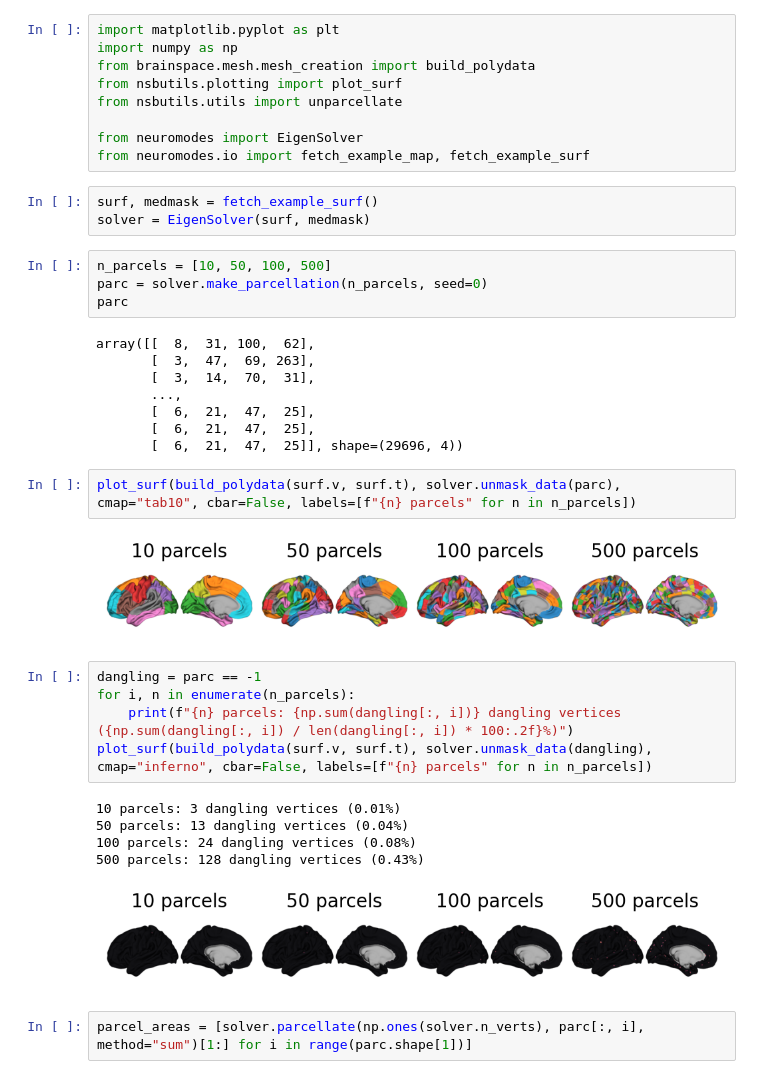
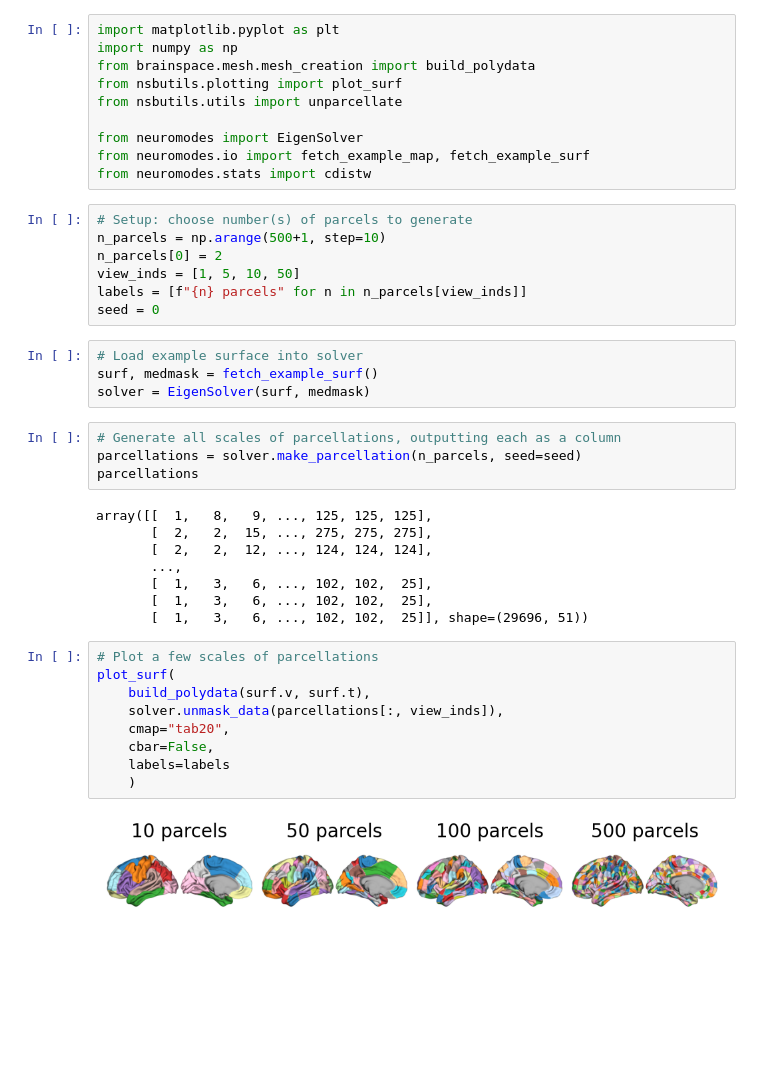
Before and after one commit to NSBLab/neuromodes, a Jupyter notebook: docs/tutorials/pangcellation.ipynb, the cells around one changed output. Saved outputs shown, nothing was run; the diff lists cells and outputs as text; blank space fills up the shorter version.

Commit message:
[ENH,API,DOC,TYP] add `repair="nearest"` to `make_parcellation` + expand pangcellation tutorial + remove empty labels from `_create_parcellation_matrix()` + support `seed: np.random.Generator`

```diff
--- a/docs/tutorials/pangcellation.ipynb
+++ b/docs/tutorials/pangcellation.ipynb
@@ -7,35 +13,38 @@ from nsbutils.utils import unparcellate
 
 from neuromodes import EigenSolver
 from neuromodes.io import fetch_example_map, fetch_example_surf
+from neuromodes.stats import cdistw
+# %%
+# Setup: choose number(s) of parcels to generate
+n_parcels = np.arange(500+1, step=10)
+n_parcels[0] = 2
+view_inds = [1, 5, 10, 50]
+labels = [f"{n} parcels" for n in n_parcels[view_inds]]
+seed = 0
 # %%
+# Load example surface into solver
 surf, medmask = fetch_example_surf()
 solver = EigenSolver(surf, medmask)
 # %%
-n_parcels = [10, 50, 100, 500]
-parc = solver.make_parcellation(n_parcels, seed=0)
-parc
+# Generate all scales of parcellations, outputting each as a column
+parcellations = solver.make_parcellation(n_parcels, seed=seed)
+parcellations
 # %% [output]
-array([[  8,  31, 100,  62],
-       [  3,  47,  69, 263],
-       [  3,  14,  70,  31],
+array([[  1,   8,   9, ..., 125, 125, 125],
+       [  2,   2,  15, ..., 275, 275, 275],
+       [  2,   2,  12, ..., 124, 124, 124],
        ...,
-       [  6,  21,  47,  25],
-       [  6,  21,  47,  25],
-       [  6,  21,  47,  25]], shape=(29696, 4))
+       [  1,   3,   6, ..., 102, 102,  25],
+       [  1,   3,   6, ..., 102, 102,  25],
+       [  1,   3,   6, ..., 102, 102,  25]], shape=(29696, 51))
 # %%
-plot_surf(build_polydata(surf.v, surf.t), solver.unmask_data(parc), cmap="tab10", cbar=False, labels=[f"{n} parcels" for n in n_parcels])
+# Plot a few scales of parcellations
+plot_surf(
+    build_polydata(surf.v, surf.t),
+    solver.unmask_data(parcellations[:, view_inds]),
+    cmap="tab20",
+    cbar=False,
+    labels=labels
+    )
 # %% [output]
-[figure, old version]
+[figure, new version]
-# %%
-dangling = parc == -1
-for i, n in enumerate(n_parcels):
-    print(f"{n} parcels: {np.sum(dangling[:, i])} dangling vertices ({np.sum(dangling[:, i]) / len(dangling[:, i]) * 100:.2f}%)")
-plot_surf(build_polydata(surf.v, surf.t), solver.unmask_data(dangling), cmap="inferno", cbar=False, labels=[f"{n} parcels" for n in n_parcels])
-# %% [output]
-10 parcels: 3 dangling vertices (0.01%)
-50 parcels: 13 dangling vertices (0.04%)
-100 parcels: 24 dangling vertices (0.08%)
-500 parcels: 128 dangling vertices (0.43%)
-[figure, removed]
-# %%
-parcel_areas = [solver.parcellate(np.ones(solver.n_verts), parc[:, i], method="sum")[1:] for i in range(parc.shape[1])]
```
Also changed, not shown: parts of 10 cells of this notebook, 7 other files.
